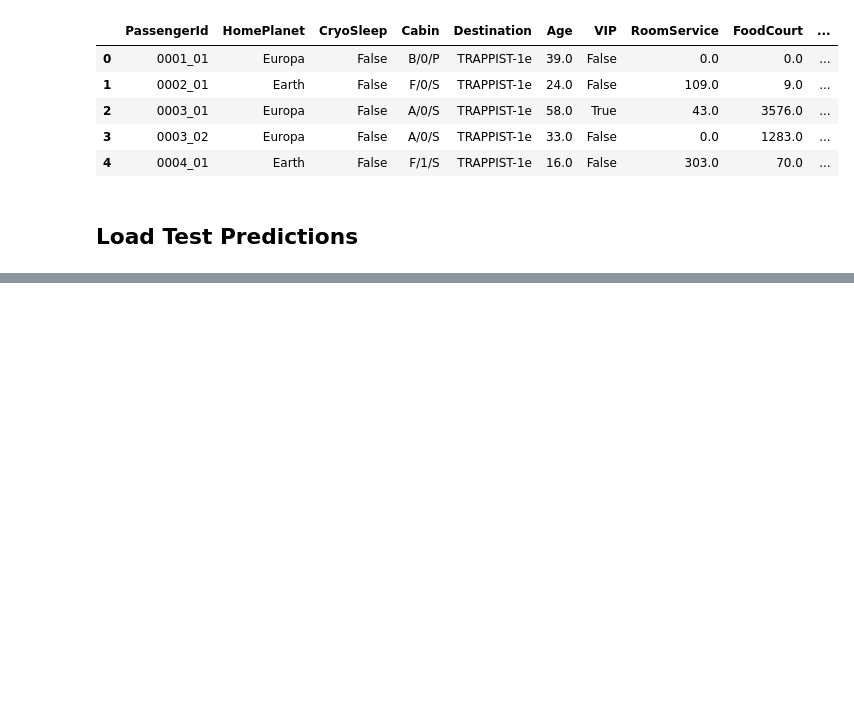
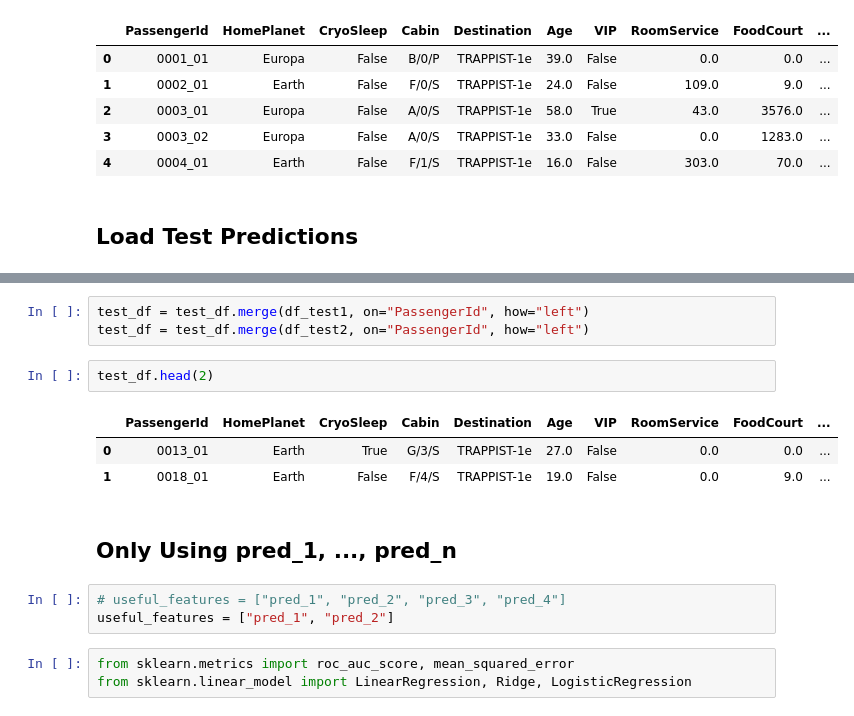
Before and after one commit to melling/ml-kaggle-spaceship-titanic, a Jupyter notebook: spaceship-titanic-xgb-lgbm-blend.ipynb, the cells around one changed output, grey strips where cells are left out. Saved outputs shown, nothing was run; the diff lists cells and outputs as text; blank space fills up the shorter version.

```diff
--- a/spaceship-titanic-xgb-lgbm-blend.ipynb
+++ b/spaceship-titanic-xgb-lgbm-blend.ipynb
@@ -1084,2 +1087,19 @@ display(df_test2.head(2))
 | 0 | 0013_01 | True |
 | 1 | 0018_01 | False |
+# %%
+test_df = test_df.merge(df_test1, on="PassengerId", how="left")
+test_df = test_df.merge(df_test2, on="PassengerId", how="left")
+# %%
+test_df.head(2)
+# %% [output]
+|  | PassengerId | HomePlanet | CryoSleep | Cabin | Destination | Age | VIP | RoomService | FoodCourt | ... |
+| 0 | 0013_01 | Earth | True | G/3/S | TRAPPIST-1e | 27.0 | False | 0.0 | 0.0 | ... |
+| 1 | 0018_01 | Earth | False | F/4/S | TRAPPIST-1e | 19.0 | False | 0.0 | 9.0 | ... |
+# %% [markdown]
+## Only Using pred_1, ..., pred_n
+# %%
+# useful_features = ["pred_1", "pred_2", "pred_3", "pred_4"]
+useful_features = ["pred_1", "pred_2"]
+# %%
+from sklearn.metrics import roc_auc_score, mean_squared_error
+from sklearn.linear_model import LinearRegression, Ridge, LogisticRegression
```
Also changed, not shown: parts of 8 cells of this notebook.
